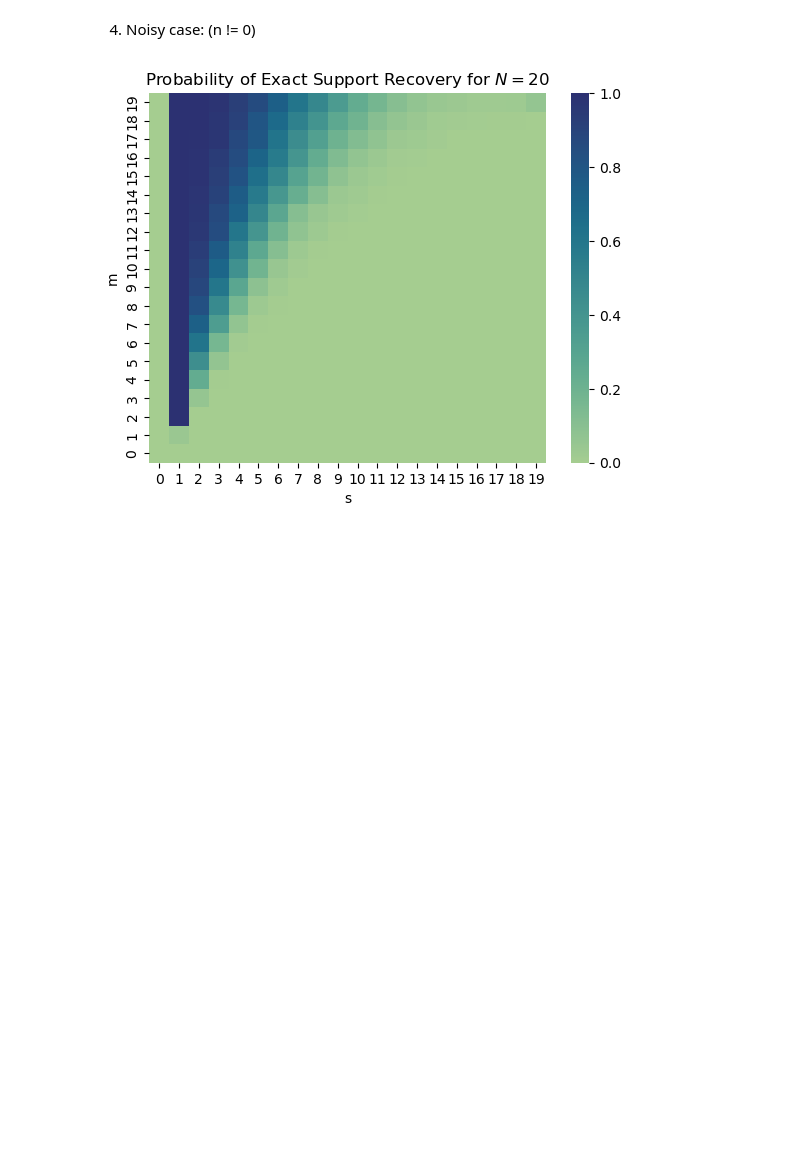
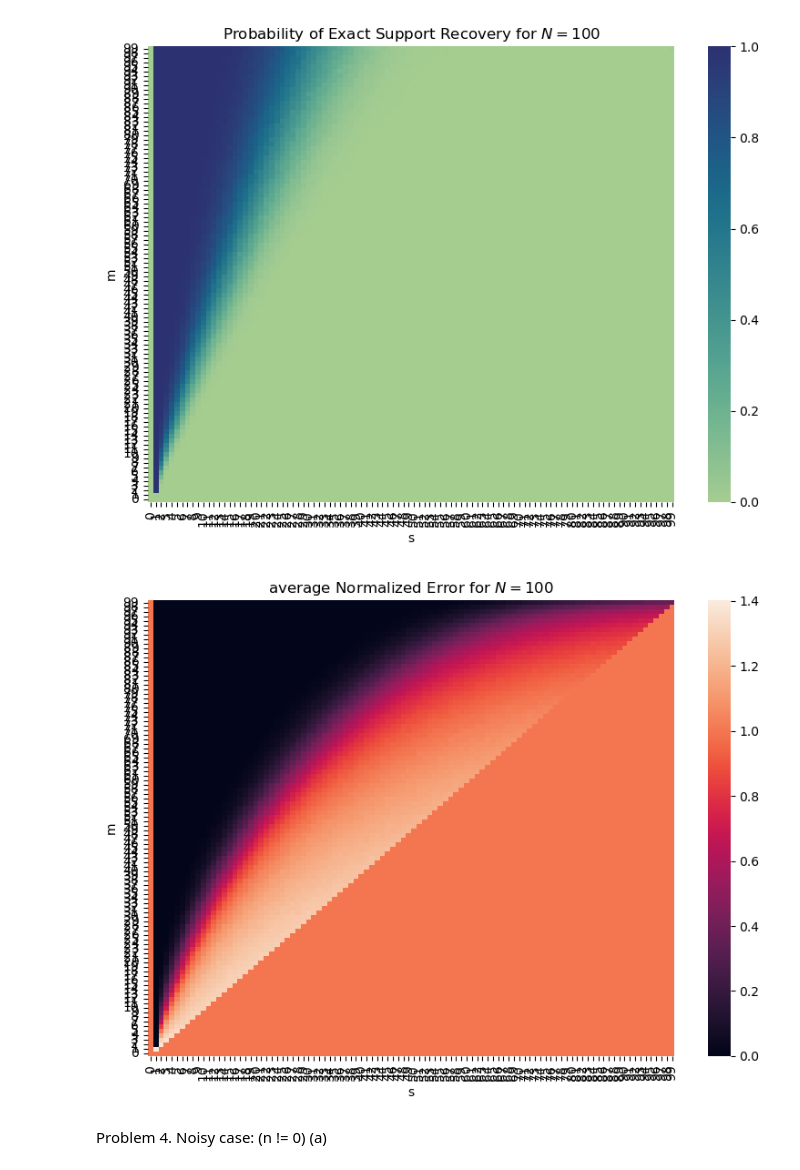
Before and after one commit to jasminelin1218/OMP-Compress-Sensing, a Jupyter notebook: miniproject1.ipynb, the cells around one changed output. Saved outputs shown, nothing was run; the diff lists cells and outputs as text; code cells hidden in the pictures; blank space fills up the shorter version.

Commit message:
update problem 4 to 6 submit

```diff
--- a/miniproject1.ipynb
+++ b/miniproject1.ipynb
@@ -127,8 +135,7 @@ KeyboardInterrupt:
 # %%
-phase_transition(N=100,noise=False,sigma=0, threshold=1e-3)
+phase_transition(N=100, noise=False, sigma=0, s=None, threshold=1e-5, mode='P3')
+# %% [output]
+[figure, added]
+[figure, added]
 # %% [markdown]
-4. Noisy case: (n != 0)
+Problem 4. Noisy case: (n != 0) (a)
-# %%
-phase_transition(N=20,noise=True,sigma=1e-6)
-# %% [output]
-[figure, removed]
```
Also changed, not shown: parts of 33 cells of this notebook.
